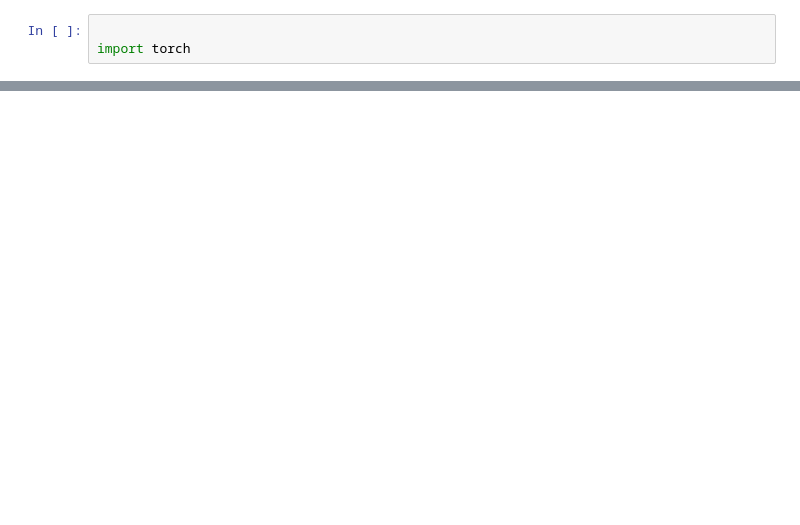
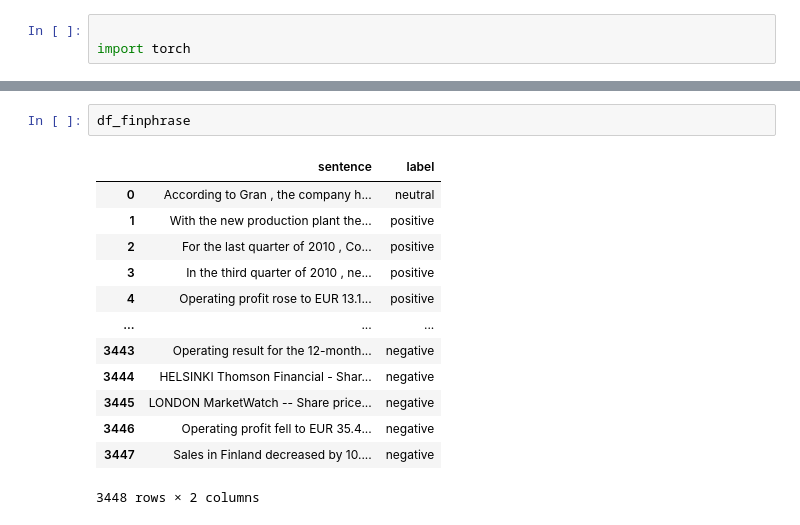
Before and after one commit to x99i9/MH6812_GROUP-PROJECT, a Jupyter notebook: Project.ipynb, the cells around one changed output, grey strips where cells are left out. Saved outputs shown, nothing was run; the diff lists cells and outputs as text; blank space fills up the shorter version.

```diff
--- a/Project.ipynb
+++ b/Project.ipynb
@@ -60,0 +123,16 @@ df = pd.read_csv('data/IMDB Dataset.csv')
+# %%
+df_finphrase
+# %% [output]
+|  | sentence | label |
+| 0 | According to Gran , the company h... | neutral |
+| 1 | With the new production plant the... | positive |
+| 2 | For the last quarter of 2010 , Co... | positive |
+| 3 | In the third quarter of 2010 , ne... | positive |
+| 4 | Operating profit rose to EUR 13.1... | positive |
+| ... | ... | ... |
+| 3443 | Operating result for the 12-month... | negative |
+| 3444 | HELSINKI Thomson Financial - Shar... | negative |
+| 3445 | LONDON MarketWatch -- Share price... | negative |
+| 3446 | Operating profit fell to EUR 35.4... | negative |
+| 3447 | Sales in Finland decreased by 10.... | negative |
+3448 rows × 2 columns
```
Also changed, not shown: parts of 8 cells of this notebook.
